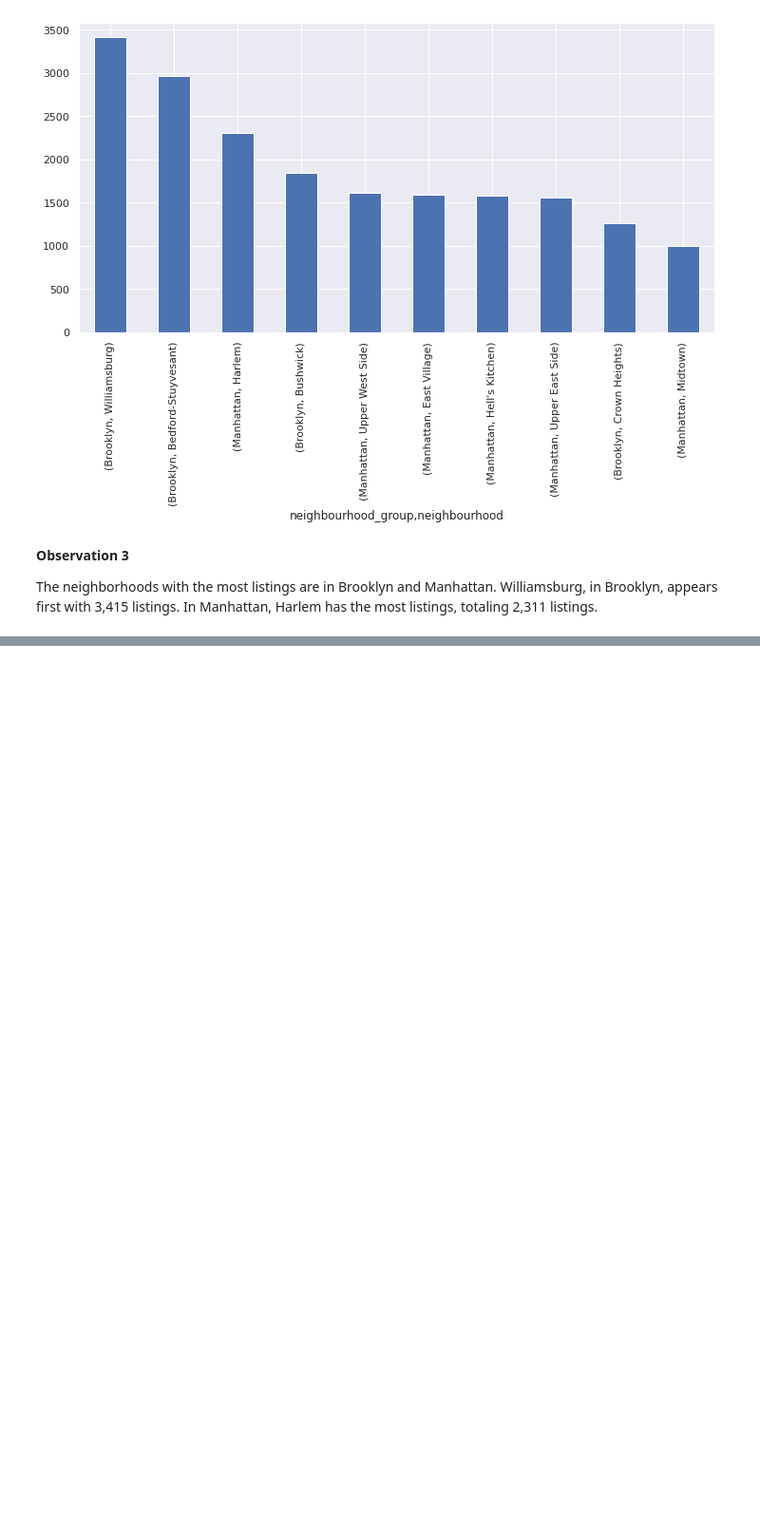
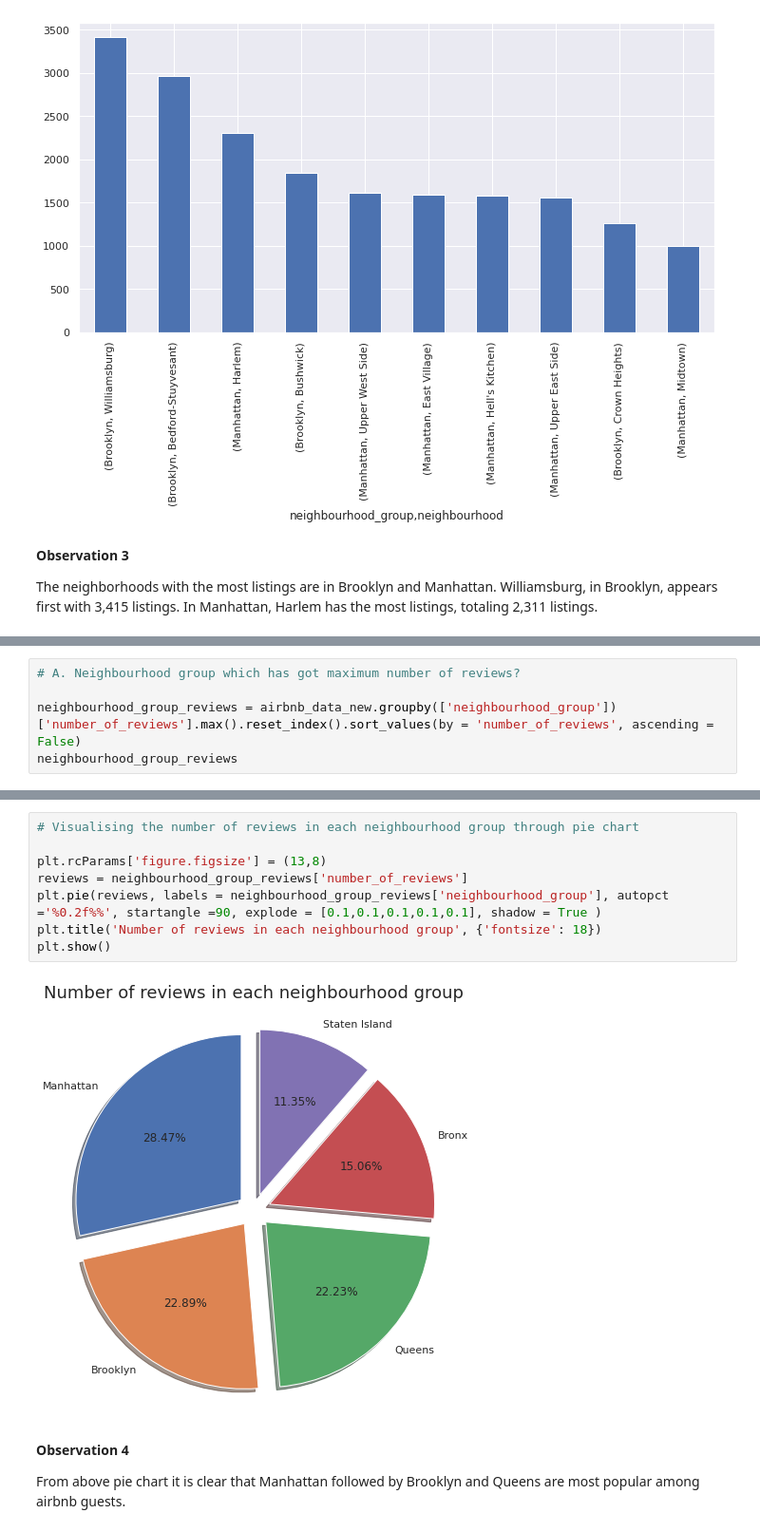
Before and after one commit to Rajat-Sri/Capstone-1-EDA-on-Airbnb-Dataset, a Jupyter notebook: Airbnb_Dataset_Analysis_Rajat_Srivastava_.ipynb, the cells around one changed output, grey strips where cells are left out. Shown: that part at 95% size. Cells and saved outputs as stored; diff of their text form; blank space fills up the shorter version.

```diff
--- a/Airbnb_Dataset_Analysis_Rajat_Srivastava_.ipynb
+++ b/Airbnb_Dataset_Analysis_Rajat_Srivastava_.ipynb
@@ -367,0 +370,5 @@ The neighborhoods with the most listings are in Brooklyn and Manhattan. Williams
+# %%
+# A. Neighbourhood group which has got maximum number of reviews?
+
+neighbourhood_group_reviews = airbnb_data_new.groupby(['neighbourhood_group'])['number_of_reviews'].max().reset_index().sort_values(by = 'number_of_reviews', ascending = False)
+neighbourhood_group_reviews
@@ -367,0 +382,14 @@ The neighborhoods with the most listings are in Brooklyn and Manhattan. Williams
+# %%
+# Visualising the number of reviews in each neighbourhood group through pie chart
+
+plt.rcParams['figure.figsize'] = (13,8)
+reviews = neighbourhood_group_reviews['number_of_reviews']
+plt.pie(reviews, labels = neighbourhood_group_reviews['neighbourhood_group'], autopct ='%0.2f%%', startangle =90, explode = [0.1,0.1,0.1,0.1,0.1], shadow = True )
+plt.title('Number of reviews in each neighbourhood group', {'fontsize': 18})
+plt.show()
+# %% [output]
+[figure, added]
+# %% [markdown]
+**Observation 4**
+
+From above pie chart it is clear that Manhattan followed by Brooklyn and Queens are most popular among airbnb guests.
```
Also changed, not shown: parts of 14 cells of this notebook.
